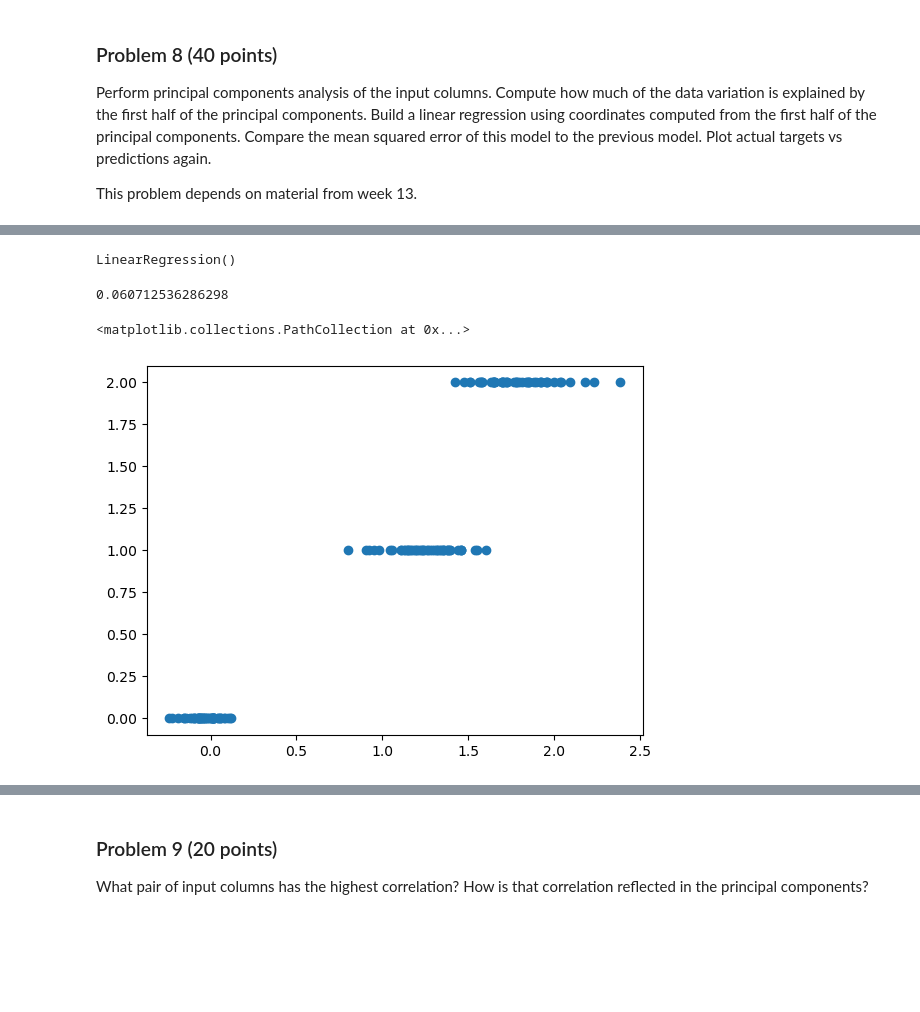
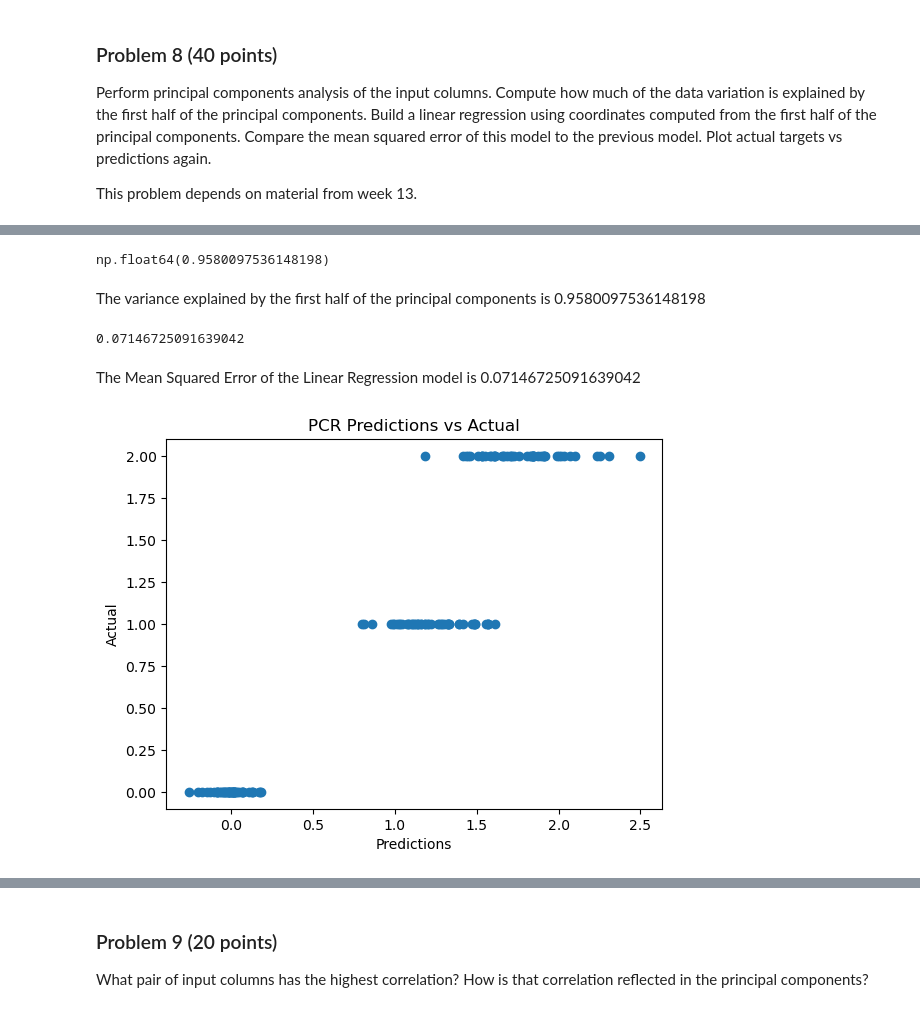
Before and after one commit to calebhadley1/dx601-final-project, a Jupyter notebook: project.ipynb, the cells around one changed output, grey strips where cells are left out. Saved outputs shown, nothing was run; the diff lists cells and outputs as text; code cells hidden in the pictures; blank space fills up the shorter version.

```diff
--- a/project.ipynb
+++ b/project.ipynb
@@ -400,0 +368,3 @@ None
+# %%
+pca_reg_pipe = make_pipeline(StandardScaler(), PCA(random_state=42, n_components=2), LinearRegression())
+pca_reg_pipe.fit(X, y)
@@ -410,3 +383,0 @@ np.float64(0.9776317750248035)
-# %%
-pca_first_half = sklearn.decomposition.PCA(n_components=2)
-pca_first_half.fit(X, y)
@@ -436,15 +384,21 @@ array([[ 1.94401705,  0.18741522],
-# %%
-lin_reg = sklearn.linear_model.LinearRegression()
-lin_reg.fit(X_transformed, y)
-# %% [output]
-LinearRegression()
+# %%
+sum(pca_first_half.explained_variance_ratio_)
+# %% [output]
+np.float64(0.9580097536148198)
+# %% [markdown]
+The variance explained by the first half of the principal components is 0.9580097536148198
 # %%
-y_pred = lin_reg.predict(X_transformed)
+y_pred = pca_reg_pipe.predict(X)
 sklearn.metrics.mean_squared_error(y_pred, y)
 # %% [output]
-0.060712536286298
+0.07146725091639042
-# %%
-plt.scatter(y_pred, y)
-# %% [output]
-<matplotlib.collections.PathCollection at 0x...>
-[figure, removed]
+# %% [markdown]
+The Mean Squared Error of the Linear Regression model is 0.07146725091639042
+# %%
+plt.scatter(y_pred, y)
+plt.title("PCR Predictions vs Actual")
+plt.xlabel("Predictions")
+plt.ylabel("Actual")
+None
+# %% [output]
+[figure, added]
```
Also changed, not shown: parts of 40 cells of this notebook.
